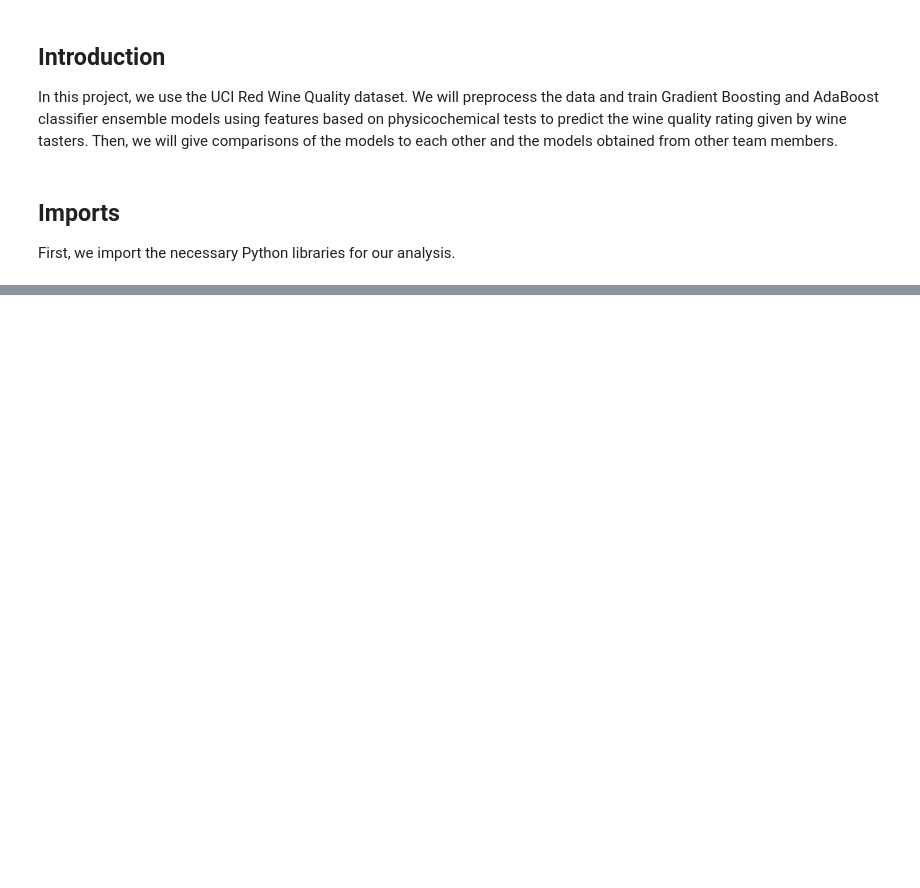
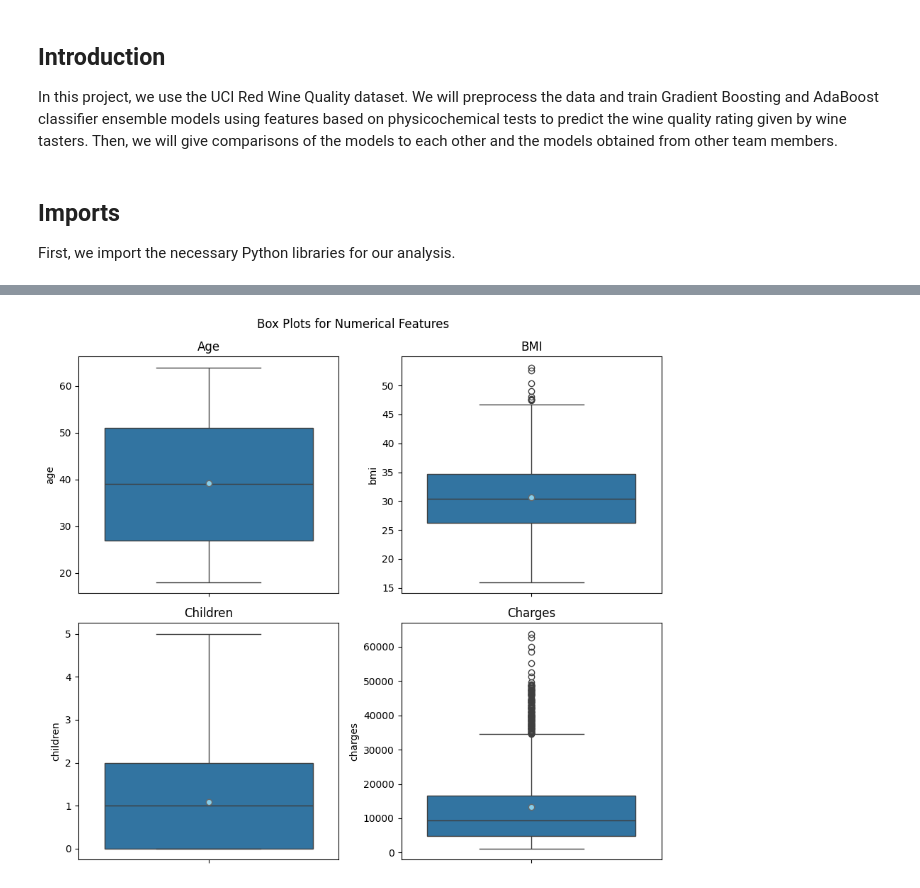
Before and after one commit to JfromNWMS/ml_regression_jordan, a Jupyter notebook: regression_jordan.ipynb, the cells around one changed output, grey strips where cells are left out. Saved outputs shown, nothing was run; the diff lists cells and outputs as text; code cells hidden in the pictures; blank space fills up the shorter version.

```diff
--- a/regression_jordan.ipynb
+++ b/regression_jordan.ipynb
@@ -81,0 +143,16 @@ df["quality_numeric"] = df["quality"].apply(quality_to_number)
+# %%
+results_dict = {}
+total = len(insurance_df)
+
+for col in ["age", "bmi", "children", "charges"]:
+
+    fences = tukey_fences(insurance_df[col], adjusted= col == "charges")
+    outlier = (insurance_df[col] < fences.inner_lower) | (insurance_df[col] > fences.inner_upper)
+    extreme_outlier = (insurance_df[col] < fences.outer_lower) | (insurance_df[col] > fences.outer_upper)
+    print(col, fences.outer_upper)
+    results_dict[col] = {
+        "Percentage Outliers": round((outlier.sum() / total) * 100, 2),
+        "Percentage Extreme Outliers": round((extreme_outlier.sum() / total) * 100, 2)
+    }
+
+display(pd.DataFrame(results_dict))
@@ -81,0 +167,17 @@ df["quality_numeric"] = df["quality"].apply(quality_to_number)
+# %%
+fig, axes = plt.subplots(2, 2, figsize=(9,8))
+
+for ax, col in zip(axes.flatten(), ["age", "bmi", "children", "charges"], strict=True):
+
+    sns.boxplot(y=insurance_df[col], ax=ax, showmeans=True,
+                meanprops={"marker":"o",
+                           "markerfacecolor":"skyblue",
+                           "markeredgecolor":"dimgray",
+                           "markersize":"6"})
+    ax.set_title("BMI" if col == "bmi" else col.title())
+
+fig.suptitle("Box Plots for Numerical Features")
+plt.tight_layout()
+plt.show()
+# %% [output]
+[figure, added]
```
Also changed, not shown: parts of 35 cells of this notebook, 3 other files.
